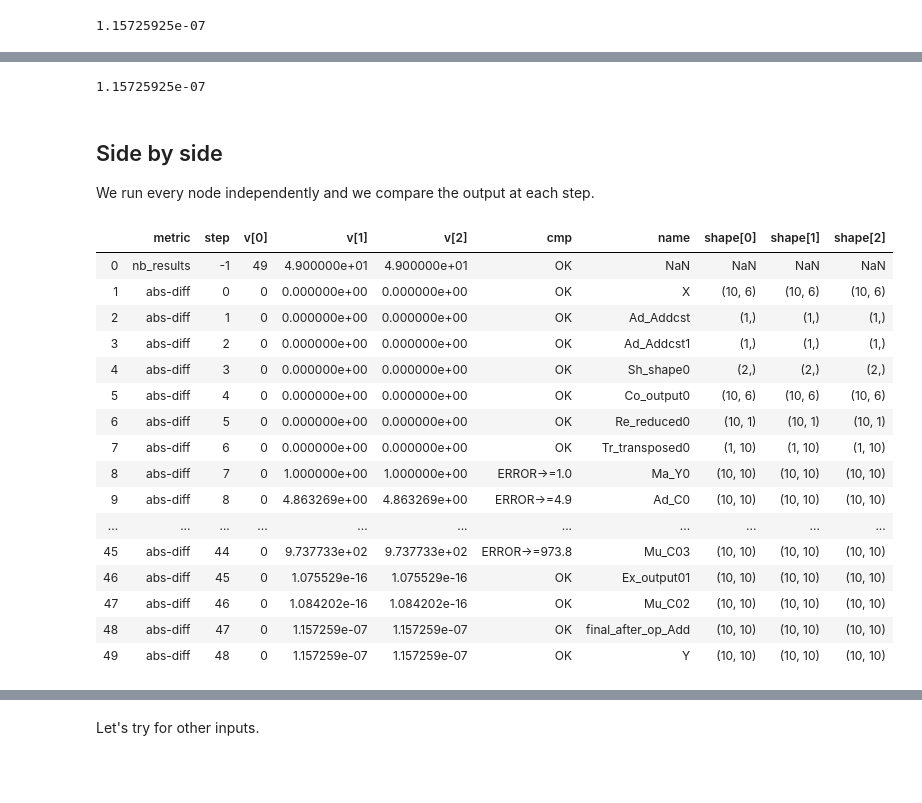
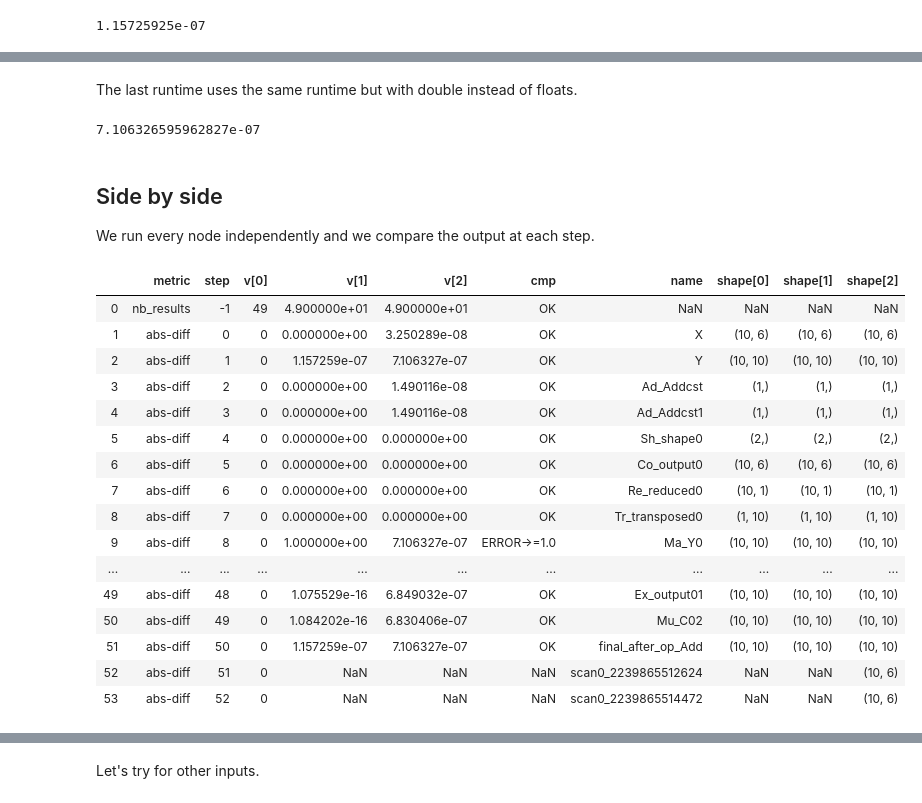
Before and after one commit to sdpython/mlprodict, a Jupyter notebook: _doc/notebooks/onnx_sbs.ipynb, the cells around one changed output, grey strips where cells are left out. Saved outputs shown, nothing was run; the diff lists cells and outputs as text; code cells hidden in the pictures; blank space fills up the shorter version.

```diff
--- a/_doc/notebooks/onnx_sbs.ipynb
+++ b/_doc/notebooks/onnx_sbs.ipynb
@@ -145,9 +143,18 @@ The last runtime uses [onnxruntime](https://github.com/microsoft/onnxruntime) to
+# %% [markdown]
+The last runtime uses the same runtime but with double instead of floats.
+# %%
+onnx_op_64 = convert_kernel(ker, 'X', output_names=['final_after_op_Add'],
+                            dtype=numpy.float64, op_version=10)
+onnx_op_64 = OnnxIdentity(onnx_op_64, output_names=['Y'])
+model_onnx_64 = onnx_op_64.to_onnx(
+                    inputs=[('X', DoubleTensorType([None, None]))],
+                    dtype=numpy.float64)
 # %%
-rt_partial_run = OnnxInference(model_onnx, runtime="onnxruntime1")
-rt_partial_res = rt_partial_run.run({'X': Xtest.astype(numpy.float32)})
-measure_relative_difference(pyres['Y'], rt_partial_res['Y'])
+pyrun64 = OnnxInference(model_onnx_64, runtime="python")
+pyres64 = pyrun64.run({'X': Xtest.astype(numpy.float64)})
+measure_relative_difference(pyres['Y'], pyres64['Y'])
 # %% [output]
-1.15725925e-07
+7.106326595962827e-07
 # %% [markdown]
 ## Side by side
 
@@ -157,33 +164,37 @@ We run every node independently and we compare the output at each step.
 # %%
 from mlprodict.onnxrt.validate.side_by_side import side_by_side_by_values
 from pandas import DataFrame
 
 def run_sbs(r1, r2, r3, x):
     sbs = side_by_side_by_values([r1, r2, r3],
-                                 inputs={'X': x.astype(numpy.float32)})
+                                 inputs=[
+                                     {'X': x.astype(numpy.float32)},
+                                     {'X': x.astype(numpy.float32)},
+                                     {'X': x.astype(numpy.float64)},
+                                 ])
     df = DataFrame(sbs)
     dfd = df.drop(['value[0]', 'value[1]', 'value[2]'], axis=1).copy()
     dfd.loc[dfd.cmp == 'ERROR->=inf', 'v[1]'] = 10
     return dfd, sbs
 
-dfd, _ = run_sbs(pyrun, rtrun, rt_partial_run, Xtest)
+dfd, _ = run_sbs(pyrun, rtrun, pyrun64, Xtest)
 dfd
 # %% [output]
 |  | metric | step | v[0] | v[1] | v[2] | cmp | name | shape[0] | shape[1] | shape[2] |
 | 0 | nb_results | -1 | 49 | 4.900000e+01 | 4.900000e+01 | OK | NaN | NaN | NaN | NaN |
-| 1 | abs-diff | 0 | 0 | 0.000000e+00 | 0.000000e+00 | OK | X | (10, 6) | (10, 6) | (10, 6) |
-| 2 | abs-diff | 1 | 0 | 0.000000e+00 | 0.000000e+00 | OK | Ad_Addcst | (1,) | (1,) | (1,) |
-| 3 | abs-diff | 2 | 0 | 0.000000e+00 | 0.000000e+00 | OK | Ad_Addcst1 | (1,) | (1,) | (1,) |
-| 4 | abs-diff | 3 | 0 | 0.000000e+00 | 0.000000e+00 | OK | Sh_shape0 | (2,) | (2,) | (2,) |
-| 5 | abs-diff | 4 | 0 | 0.000000e+00 | 0.000000e+00 | OK | Co_output0 | (10, 6) | (10, 6) | (10, 6) |
-| 6 | abs-diff | 5 | 0 | 0.000000e+00 | 0.000000e+00 | OK | Re_reduced0 | (10, 1) | (10, 1) | (10, 1) |
-| 7 | abs-diff | 6 | 0 | 0.000000e+00 | 0.000000e+00 | OK | Tr_transposed0 | (1, 10) | (1, 10) | (1, 10) |
-| 8 | abs-diff | 7 | 0 | 1.000000e+00 | 1.000000e+00 | ERROR->=1.0 | Ma_Y0 | (10, 10) | (10, 10) | (10, 10) |
-| 9 | abs-diff | 8 | 0 | 4.863269e+00 | 4.863269e+00 | ERROR->=4.9 | Ad_C0 | (10, 10) | (10, 10) | (10, 10) |
+| 1 | abs-diff | 0 | 0 | 0.000000e+00 | 3.250289e-08 | OK | X | (10, 6) | (10, 6) | (10, 6) |
+| 2 | abs-diff | 1 | 0 | 1.157259e-07 | 7.106327e-07 | OK | Y | (10, 10) | (10, 10) | (10, 10) |
+| 3 | abs-diff | 2 | 0 | 0.000000e+00 | 1.490116e-08 | OK | Ad_Addcst | (1,) | (1,) | (1,) |
+| 4 | abs-diff | 3 | 0 | 0.000000e+00 | 1.490116e-08 | OK | Ad_Addcst1 | (1,) | (1,) | (1,) |
+| 5 | abs-diff | 4 | 0 | 0.000000e+00 | 0.000000e+00 | OK | Sh_shape0 | (2,) | (2,) | (2,) |
+| 6 | abs-diff | 5 | 0 | 0.000000e+00 | 0.000000e+00 | OK | Co_output0 | (10, 6) | (10, 6) | (10, 6) |
+| 7 | abs-diff | 6 | 0 | 0.000000e+00 | 0.000000e+00 | OK | Re_reduced0 | (10, 1) | (10, 1) | (10, 1) |
+| 8 | abs-diff | 7 | 0 | 0.000000e+00 | 0.000000e+00 | OK | Tr_transposed0 | (1, 10) | (1, 10) | (1, 10) |
+| 9 | abs-diff | 8 | 0 | 1.000000e+00 | 7.106327e-07 | ERROR->=1.0 | Ma_Y0 | (10, 10) | (10, 10) | (10, 10) |
 | ... | ... | ... | ... | ... | ... | ... | ... | ... | ... | ... |
-| 45 | abs-diff | 44 | 0 | 9.737733e+02 | 9.737733e+02 | ERROR->=973.8 | Mu_C03 | (10, 10) | (10, 10) | (10, 10) |
-| 46 | abs-diff | 45 | 0 | 1.075529e-16 | 1.075529e-16 | OK | Ex_output01 | (10, 10) | (10, 10) | (10, 10) |
-| 47 | abs-diff | 46 | 0 | 1.084202e-16 | 1.084202e-16 | OK | Mu_C02 | (10, 10) | (10, 10) | (10, 10) |
-| 48 | abs-diff | 47 | 0 | 1.157259e-07 | 1.157259e-07 | OK | final_after_op_Add | (10, 10) | (10, 10) | (10, 10) |
-| 49 | abs-diff | 48 | 0 | 1.157259e-07 | 1.157259e-07 | OK | Y | (10, 10) | (10, 10) | (10, 10) |
+| 49 | abs-diff | 48 | 0 | 1.075529e-16 | 6.849032e-07 | OK | Ex_output01 | (10, 10) | (10, 10) | (10, 10) |
+| 50 | abs-diff | 49 | 0 | 1.084202e-16 | 6.830406e-07 | OK | Mu_C02 | (10, 10) | (10, 10) | (10, 10) |
+| 51 | abs-diff | 50 | 0 | 1.157259e-07 | 7.106327e-07 | OK | final_after_op_Add | (10, 10) | (10, 10) | (10, 10) |
+| 52 | abs-diff | 51 | 0 | NaN | NaN | NaN | scan0_2239865512624 | NaN | NaN | (10, 6) |
+| 53 | abs-diff | 52 | 0 | NaN | NaN | NaN | scan0_2239865514472 | NaN | NaN | (10, 6) |
 # %%
```
Also changed, not shown: parts of 7 cells of this notebook, 3 other files.
